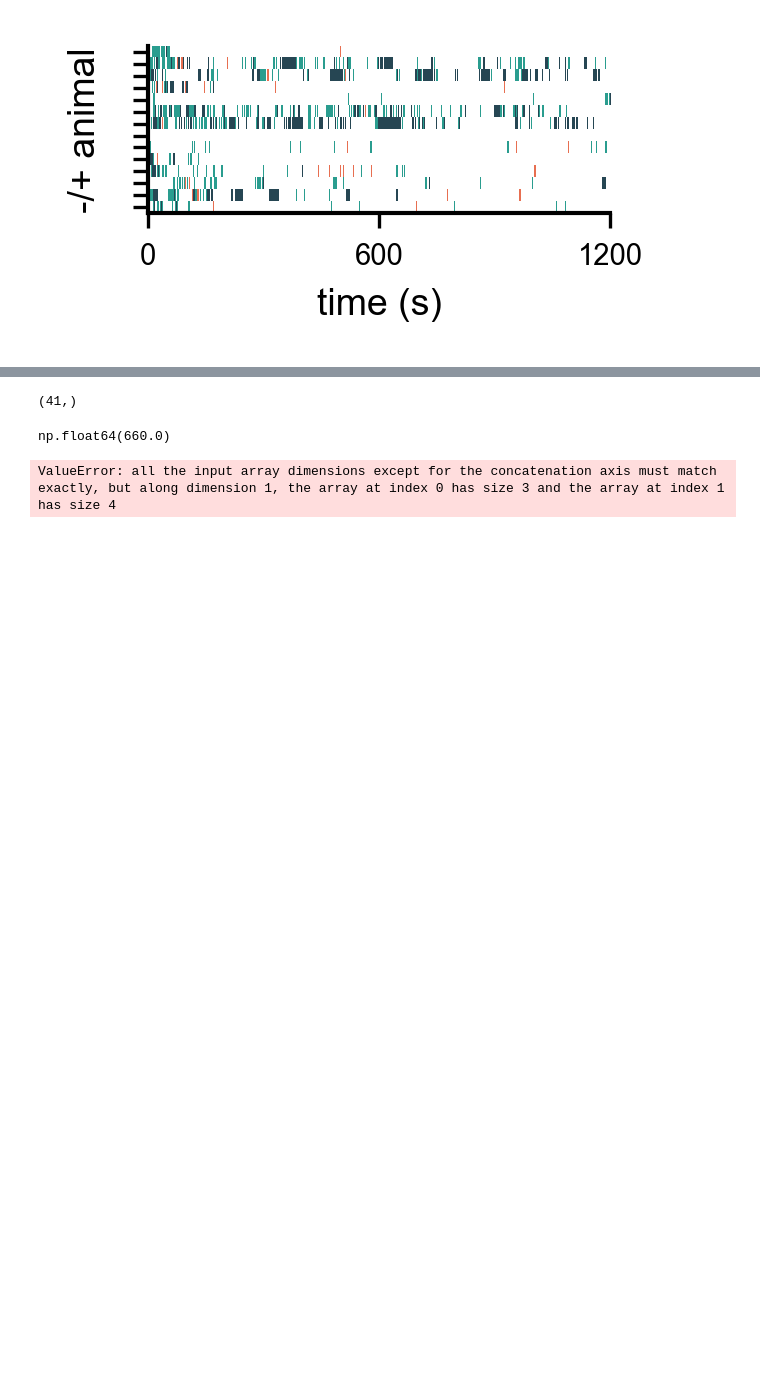
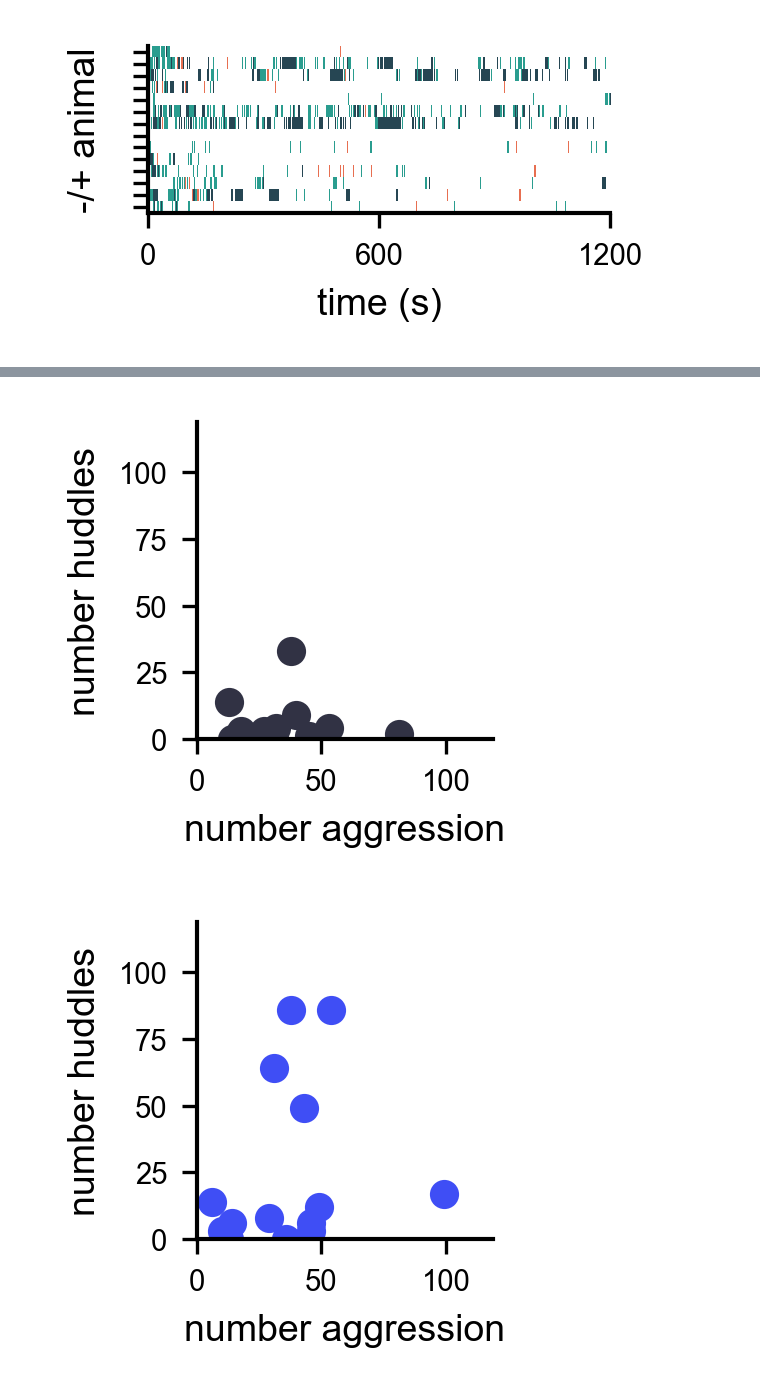
Before and after one commit to nhoglen/scn2a-paper-GWJSNH-code, a Jupyter notebook: sociality_assays/20260325_scratch_huddle-duration-distributions-compare-assays.ipynb, the cells around one changed output, grey strips where cells are left out. Saved outputs shown, nothing was run; the diff lists cells and outputs as text; code cells hidden in the pictures; blank space fills up the shorter version.

Commit message:
Add analyses of latency from receiving aggression to huddling

```diff
--- a/sociality_assays/20260325_scratch_huddle-duration-distributions-compare-assays.ipynb
+++ b/sociality_assays/20260325_scratch_huddle-duration-distributions-compare-assays.ipynb
@@ -1054,4 +1041,0 @@ array([   0.,   30.,   60.,   90.,  120.,  150.,  180.,  210.,  240.,
-# %%
-test.shape
-# %% [output]
-(41,)
@@ -1110,9 +1042,56 @@ def roundbin(x,binsz):
-# %%
-roundbin(657,binsz)
-# %% [output]
-np.float64(660.0)
-# %%
-mpl.colormaps['Set1'].resampled(8)
-newcolors = np.vstack(([1,1,1],mpl.colormaps['Set1'](np.linspace(0, 1, 8))))
-# %% [output]
-ValueError: all the input array dimensions except for the concatenation axis must match exactly, but along dimension 1, the array at index 0 has size 3 and the array at index 1 has size 4
+# %%
+# ----- LATENCY FROM AGGRESSION RECEIPT TO NEXT HUDDLE -----
+
+# ----- SET ASSAY PARAMETERS -----
+assay = 'aggression'
+assaydur = 1200
+meta = ['sex','GT','pair_tag']
+gts = ['WT','Het']
+sex = 'M'
+gttxt = ['+/+','-/+']
+blist = ['Aggression receipt','Huddle']
+figsz = (1.5,1.5)
+
+data = data_orig[data_orig.assay==assay].copy().reset_index(drop=True)
+data = data[data.sex=='M'].copy().reset_index(drop=True)
+allbehav = np.unique(data['behavior'])
+# print(allbehav)
+tdat = data[data.behavior.isin(blist)].copy().reset_index(drop=True) # filter to specified behaviors
+counts = tdat.groupby(by=['pair_tag','GT','behavior'])['start_time'].count().reset_index()
+# okay the counts do actually look promising, move forward
+
+# plot counts
+countspivot = pd.pivot(counts, index=['pair_tag','GT'], columns='behavior', values='start_time').fillna(0).reset_index()
+axmax = np.max([np.max(countspivot['Huddle']),np.max(countspivot['Aggression receipt'])])*1.2
+for gt,col in zip(gts,mcols):
+    tdf = countspivot[countspivot['GT']==gt]
+    fig = plt.figure(layout='constrained',figsize=figsz)
+    ax = fig.add_subplot()
+    ax.scatter(tdf['Aggression receipt'],tdf['Huddle'],color=col)
+    ax.set_xlabel('number aggression')
+    ax.set_ylabel('number huddles')
+    ax.set_xlim([0, axmax])
+    ax.set_ylim([0, axmax])
+
+# --- Calculate latency from aggression receipt to huddle ---
+# for each pair
+allpairs = np.unique(tdat['pair_tag'])
+priortimes_allpairs = []
+for pair in allpairs:
+    tdf = tdat[tdat['pair_tag']==pair].copy().reset_index(drop=True)
+    tdfh = tdf[tdf['behavior']=='Huddle'].copy().reset_index(drop=True)
+    tdfa = tdf[tdf['behavior']=='Aggression receipt'].copy().reset_index(drop=True)
+    priortimes = []
+    for start_time in tdfh['start_time']:
+        priors = tdfa['start_time'][tdfa['start_time']<start_time]
+        if len(priors)>0:
+            priortimes.append(start_time-np.max(priors))
+        else:
+            priortimes.append(np.nan)
+    priortimes_allpairs.append(priortimes)
+    # for each huddle
+        # find max time of aggression receipt before huddle
+        # append to priortimes
+# %% [output]
+[figure, added]
+[figure, added]
```
Also changed, not shown: parts of 11 cells of this notebook, 4 other files.
